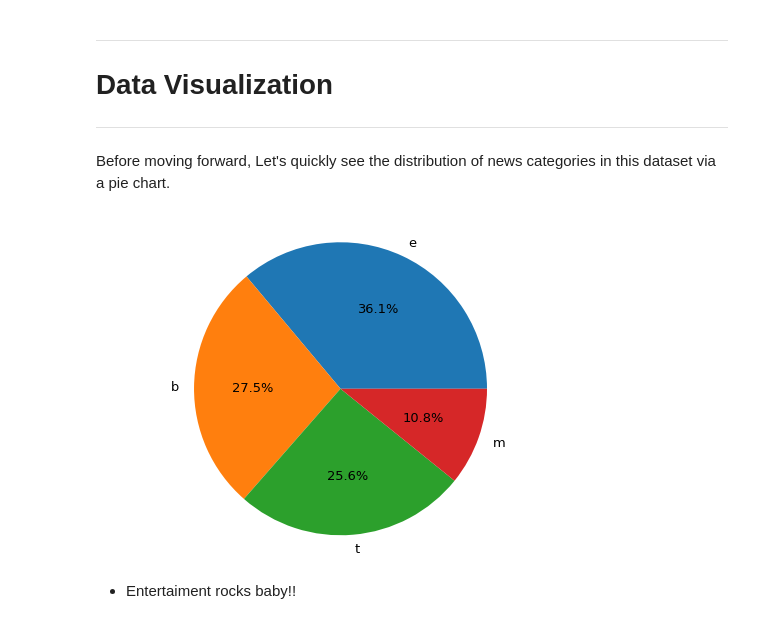
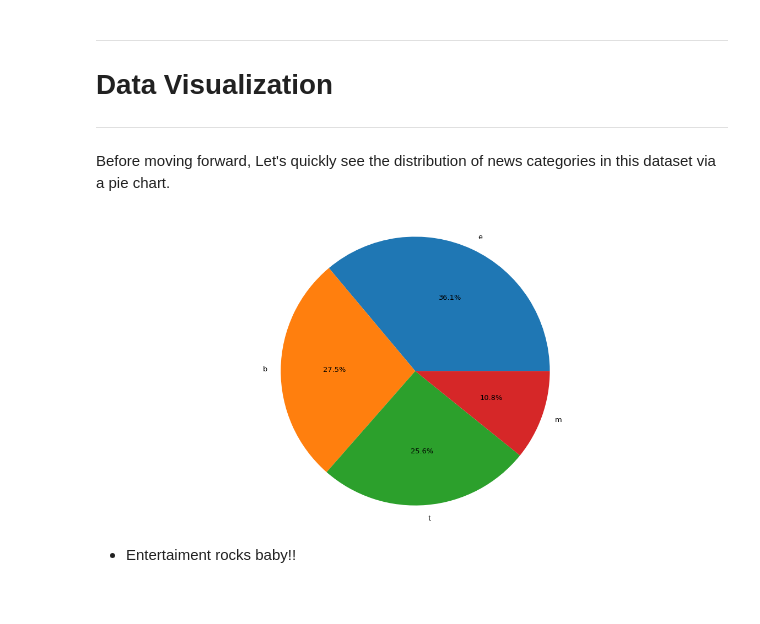
Before and after one commit to LeparaLaMapara/News_Classification, a Jupyter notebook: New Classification.ipynb, the cells around one changed output. Saved outputs shown, nothing was run; the diff lists cells and outputs as text; code cells hidden in the pictures.

```diff
--- a/New Classification.ipynb
+++ b/New Classification.ipynb
@@ -133,15 +133,15 @@ _____________________
 Before moving forward, Let's quickly see the distribution of news categories in this dataset via a pie chart.
 # %%
 df.CATEGORY.value_counts().plot(kind='pie',
-                                  figsize=(8,6),
+
                                   fontsize=13,
                                   autopct='%1.1f%%',
                                   wedgeprops={'linewidth': 5}
                                   )
 plt.axis('off')
 plt.axis('equal');
 # %% [output]
-[figure, old version]
+[figure, new version]
 # %% [markdown]
 - Entertaiment rocks baby!!
 # %% [markdown]
```
Also changed, not shown: parts of 5 cells of this notebook.
